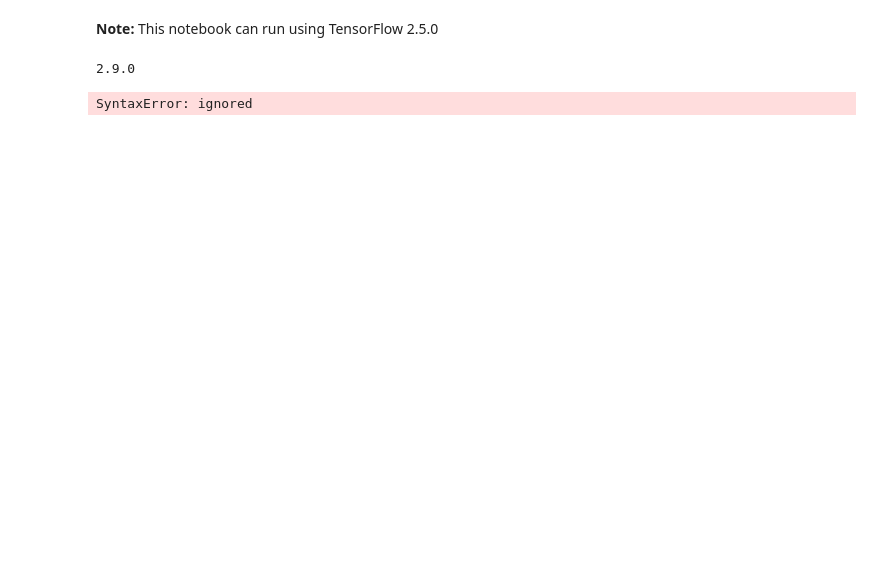
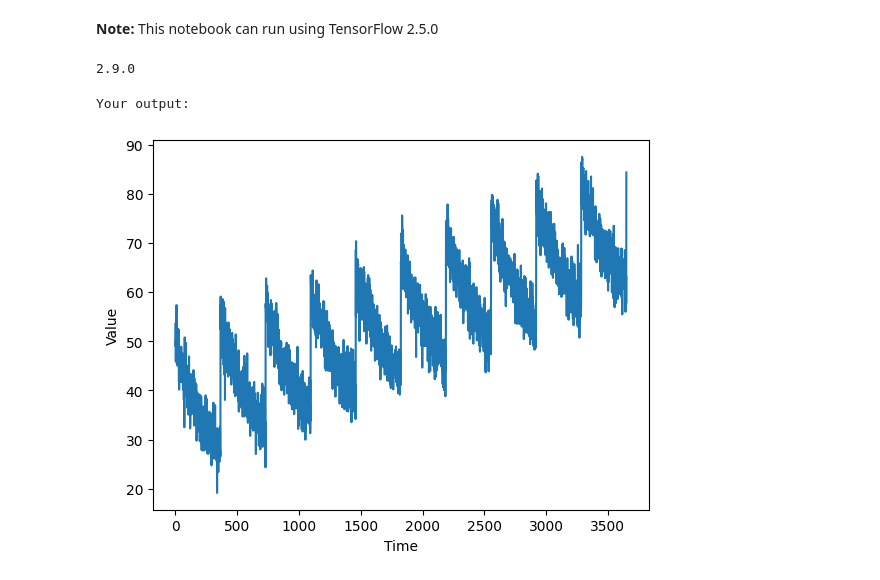
Before and after one commit to DanielEduardoLopez/DEVF-Tensorflow, a Jupyter notebook: Challenge7_TimeSeries.ipynb, the cells around one changed output. Saved outputs shown, nothing was run; the diff lists cells and outputs as text; code cells hidden in the pictures; blank space fills up the shorter version.

Commit message:
Time series functions completed

```diff
--- a/Challenge7_TimeSeries.ipynb
+++ b/Challenge7_TimeSeries.ipynb
@@ -42,36 +42,37 @@ def seasonality(time, period, amplitude=1, phase=0):
     season_time = ((time + phase) % period) / period
     return amplitude * seasonal_pattern(season_time)
 
 def noise(time, noise_level=1, seed=None):
     rnd = np.random.RandomState(seed)
     return rnd.randn(len(time)) * noise_level
 
 time = np.arange(10 * 365 + 1, dtype="float32")
-baseline = # YOUR CODE HERE #
-series = trend(time, # YOUR CODE HERE#)
+baseline = 1 # YOUR CODE HERE #
+series = trend(time, 5) # YOUR CODE HERE#)
 baseline = 10
 amplitude = 40
-slope = # YOUR CODE HERE#
-noise_level = # YOUR CODE HERE#
+slope = 0.01 # YOUR CODE HERE#
+noise_level = 3 # YOUR CODE HERE#
 
 # Create the series
 series = baseline + trend(time, slope) + seasonality(time, period=365, amplitude=amplitude)
 # Update with noise
 series += noise(time, noise_level, seed=51)
 
 split_time = 3000
 time_train = time[:split_time]
 x_train = series[:split_time]
 time_valid = time[split_time:]
 x_valid = series[split_time:]
 
 window_size = 20
 batch_size = 32
 shuffle_buffer_size = 1000
 
 ### your output
 print("Your output:")
 plot_series(time, series)
 # %% [output]
-SyntaxError: ignored
+Your output:
+[figure, added]
 # %%
```
Also changed, not shown: parts of 1 cell of this notebook.
